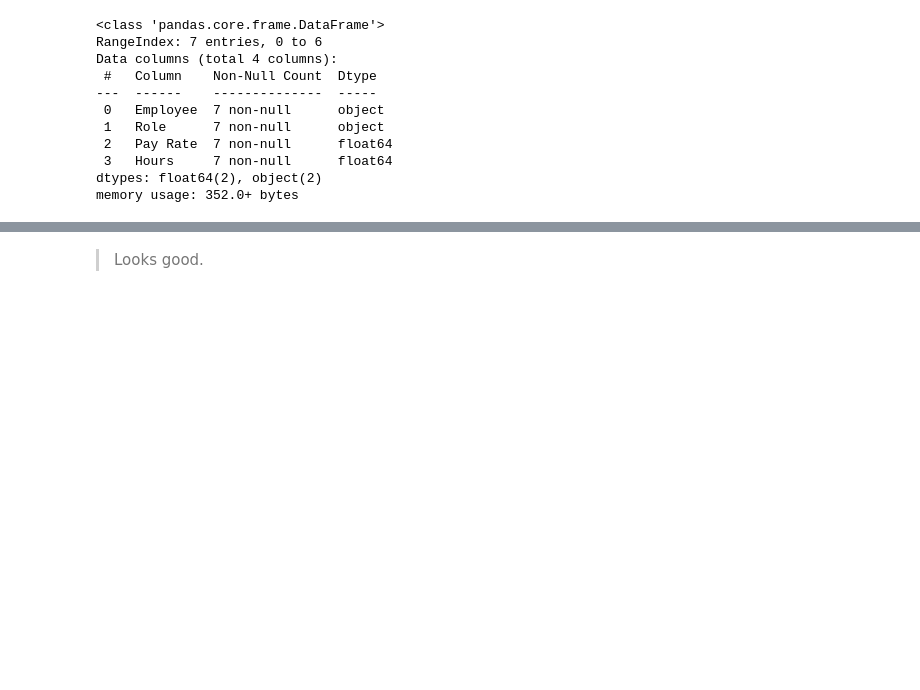
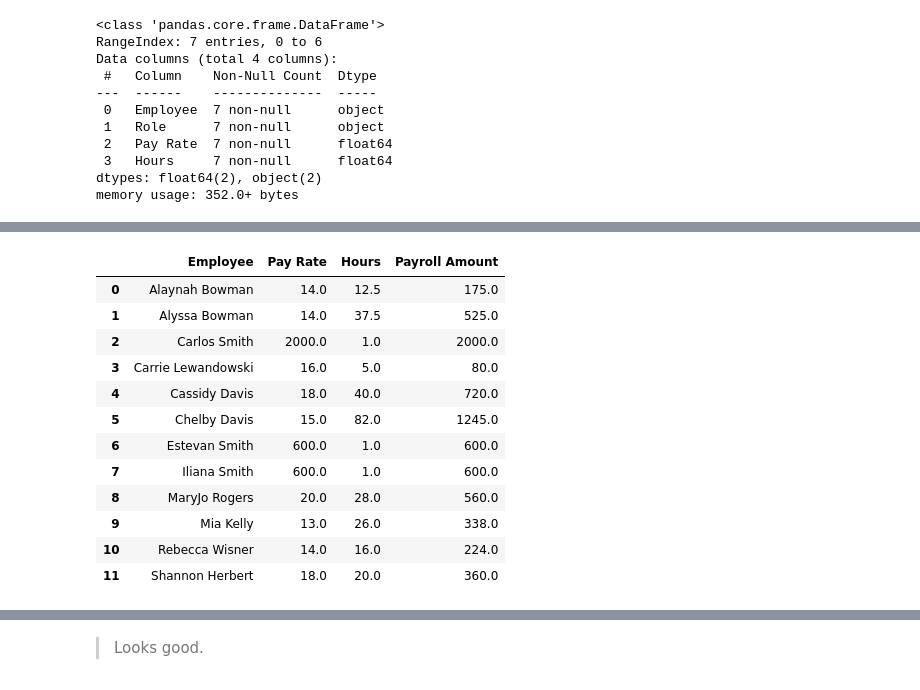
Before and after one commit to c-smith7/Payroll_script, a Jupyter notebook: analysis/Script_nb.ipynb, the cells around one changed output, grey strips where cells are left out. Cells and saved outputs as stored; diff of their text form; code cells hidden in the pictures; blank space fills up the shorter version.

```diff
--- a/analysis/Script_nb.ipynb
+++ b/analysis/Script_nb.ipynb
@@ -288,3 +366,6 @@ Data columns (total 4 columns):
  3   Hours     7 non-null      float64
 dtypes: float64(2), object(2)
 memory usage: 352.0+ bytes
+# %%
+# drop role column, data no longer needed.
+cei_payroll.drop(columns='Role', inplace=True)
@@ -290,0 +377,22 @@ memory usage: 352.0+ bytes
+# %%
+# Add other salaried employees
+salary_employees =[{'Employee':'Cassidy Davis',
+                    'Pay Rate':18.0,
+                    'Hours':40},
+                   {'Employee':'Shannon Herbert',
+                    'Pay Rate':18.0,
+                    'Hours':20},
+                   {'Employee':'MaryJo Rogers',
+                    'Pay Rate':20.0,
+                    'Hours':28},
+                   {'Employee':'Estevan Smith',
+                    'Pay Rate':600.0,
+                    'Hours':1},
+                   {'Employee':'Iliana Smith',
+                    'Pay Rate':600.0,
+                    'Hours':1}]
+
+for employee in salary_employees:
+    cei_payroll = cei_payroll.append(employee, ignore_index=True)
+
+cei_payroll
@@ -290,0 +416,27 @@ memory usage: 352.0+ bytes
+# %%
+# calculate payroll amount for each employee.
+
+def payroll_amt(pay_rate, hours):
+    if hours > 80:
+        amount = 80 * pay_rate + ((hours-80) * (pay_rate*1.5))
+        return amount
+    else:
+        amount = pay_rate * hours
+        return amount
+
+cei_payroll['Payroll Amount'] = cei_payroll.apply(lambda x: payroll_amt(x['Pay Rate'], x['Hours']), axis=1)
+cei_payroll
+# %% [output]
+|  | Employee | Pay Rate | Hours | Payroll Amount |
+| 0 | Alaynah Bowman | 14.0 | 12.5 | 175.0 |
+| 1 | Alyssa Bowman | 14.0 | 37.5 | 525.0 |
+| 2 | Carlos Smith | 2000.0 | 1.0 | 2000.0 |
+| 3 | Carrie Lewandowski | 16.0 | 5.0 | 80.0 |
+| 4 | Cassidy Davis | 18.0 | 40.0 | 720.0 |
+| 5 | Chelby Davis | 15.0 | 82.0 | 1245.0 |
+| 6 | Estevan Smith | 600.0 | 1.0 | 600.0 |
+| 7 | Iliana Smith | 600.0 | 1.0 | 600.0 |
+| 8 | MaryJo Rogers | 20.0 | 28.0 | 560.0 |
+| 9 | Mia Kelly | 13.0 | 26.0 | 338.0 |
+| 10 | Rebecca Wisner | 14.0 | 16.0 | 224.0 |
+| 11 | Shannon Herbert | 18.0 | 20.0 | 360.0 |
```
Also changed, not shown: parts of 13 cells of this notebook, 2 other files.
